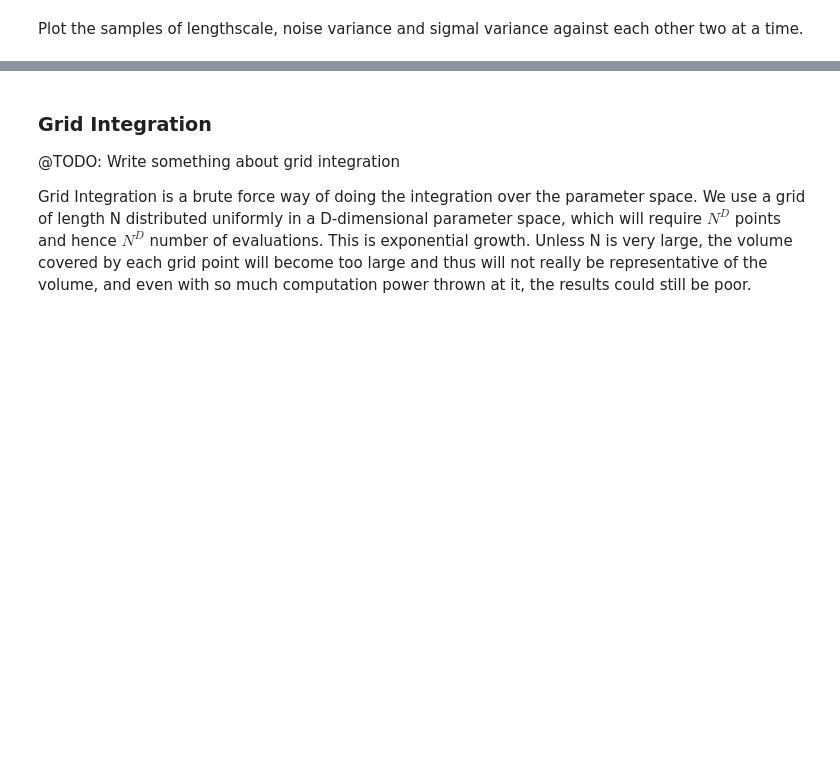
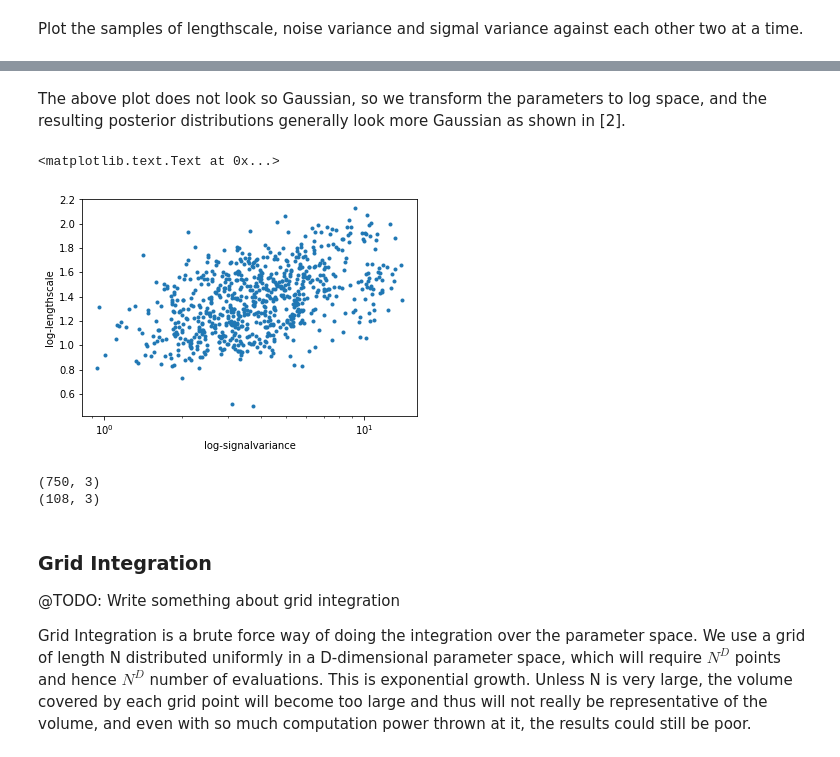
Before and after one commit to adhaka/notebook_gallery, a Jupyter notebook: practice/ccd/Model-Selection.ipynb, the cells around one changed output, grey strips where cells are left out. Cells and saved outputs as stored; diff of their text form; code cells hidden in the pictures; blank space fills up the shorter version.

```diff
--- a/practice/ccd/Model-Selection.ipynb
+++ b/practice/ccd/Model-Selection.ipynb
@@ -278,0 +352,19 @@ Parameters:
+# %% [markdown]
+The above plot does not look so Gaussian, so we transform the parameters to log space, and the resulting posterior distributions generally look more Gaussian as shown in [2].
+# %%
+loglabels = ['log-signalvariance', 'log-lengthscale']
+fig = plt.figure()
+ax = fig.add_subplot(111)
+_=ax.semilogx(samples[:,0],samples[:,1],'.')
+ax.set_xlabel(loglabels[0]); ax.set_ylabel(loglabels[1])
+# ax.legend([''])
+# %% [output]
+<matplotlib.text.Text at 0x...>
+[figure, added]
+# %%
+print samples.shape
+thin_samples = samples[::7,:]
+print thin_samples.shape
+# %% [output]
+(750, 3)
+(108, 3)
```
Also changed, not shown: parts of 29 cells of this notebook.
